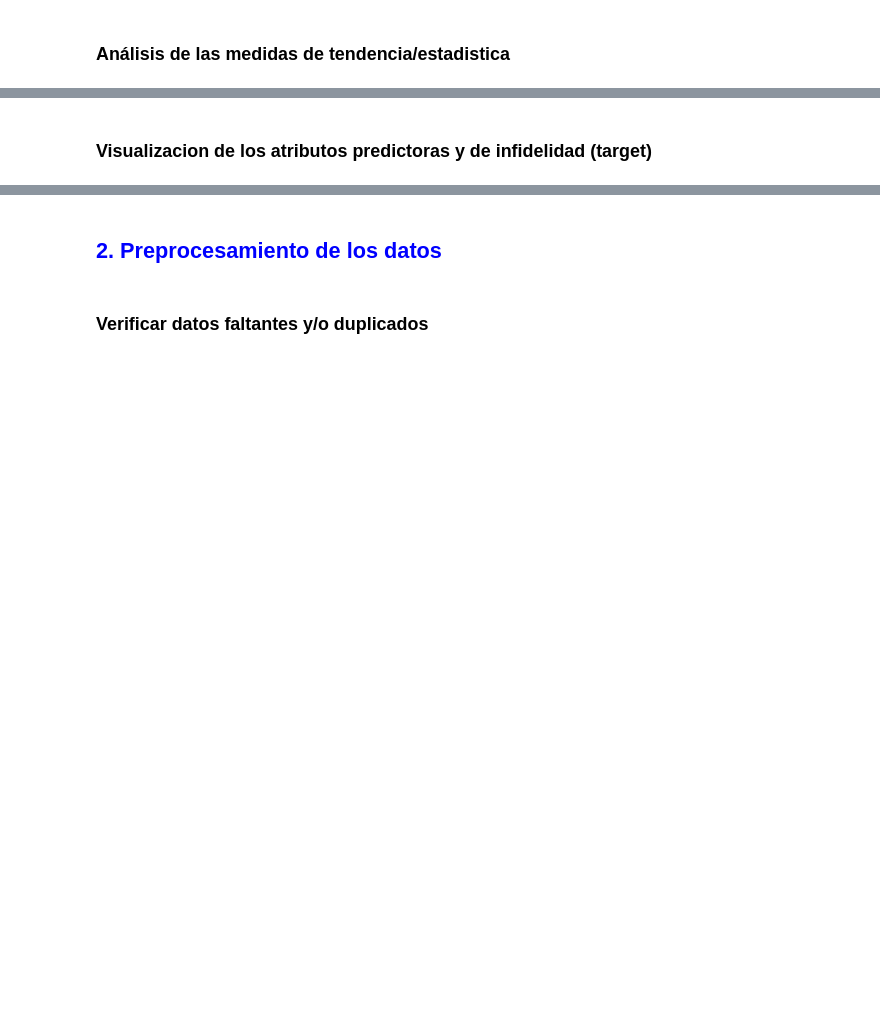
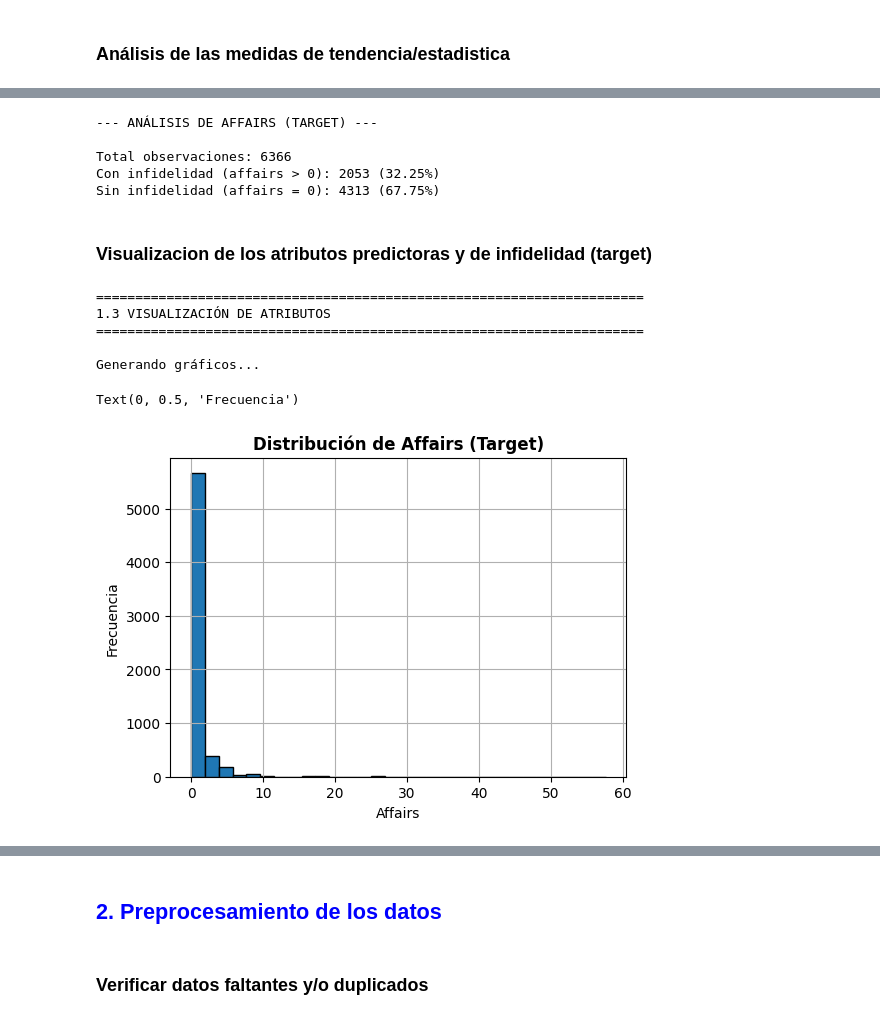
Before and after one commit to ChristianPue/proyectos-machine-learning, a Jupyter notebook: S9/Actividad 4/04_Act_ML_Relacion_Extramatrimonial_SVM.ipynb, the cells around one changed output, grey strips where cells are left out. Saved outputs shown, nothing was run; the diff lists cells and outputs as text; code cells hidden in the pictures; blank space fills up the shorter version.

```diff
--- a/S9/Actividad 4/04_Act_ML_Relacion_Extramatrimonial_SVM.ipynb
+++ b/S9/Actividad 4/04_Act_ML_Relacion_Extramatrimonial_SVM.ipynb
@@ -72,2 +228,38 @@ data.head(10)
+# %%
+print("\n--- ANÁLISIS DE AFFAIRS (TARGET) ---")
+print(f"\nTotal observaciones: {len(data)}")
+print(f"Con infidelidad (affairs > 0): {(data['affairs'] > 0).sum()} ({(data['affairs'] > 0).sum()/len(data)*100:.2f}%)")
+print(f"Sin infidelidad (affairs = 0): {(data['affairs'] == 0).sum()} ({(data['affairs'] == 0).sum()/len(data)*100:.2f}%)")
+# %% [output]
+--- ANÁLISIS DE AFFAIRS (TARGET) ---
+
+Total observaciones: 6366
+Con infidelidad (affairs > 0): 2053 (32.25%)
+Sin infidelidad (affairs = 0): 4313 (67.75%)
 # %% [markdown]
 ### **Visualizacion de los atributos predictoras y de infidelidad (target)**
+# %%
+import matplotlib.pyplot as plt
+
+print("\n" + "="*70)
+print("1.3 VISUALIZACIÓN DE ATRIBUTOS")
+print("="*70)
+print("\nGenerando gráficos...")
+
+# Crear figura con múltiples subplots
+fig = plt.figure(figsize=(20, 24))
+
+# 1. Distribución de Affairs (Target)
+plt.subplot(5, 3, 1)
+data['affairs'].hist(bins=30, edgecolor='black')
+plt.title('Distribución de Affairs (Target)', fontsize=12, fontweight='bold')
+plt.xlabel('Affairs')
+plt.ylabel('Frecuencia')
+# %% [output]
+======================================================================
+1.3 VISUALIZACIÓN DE ATRIBUTOS
+======================================================================
+
+Generando gráficos...
+Text(0, 0.5, 'Frecuencia')
+[figure, added]
```
Also changed, not shown: parts of 47 cells of this notebook, 8 other files.
